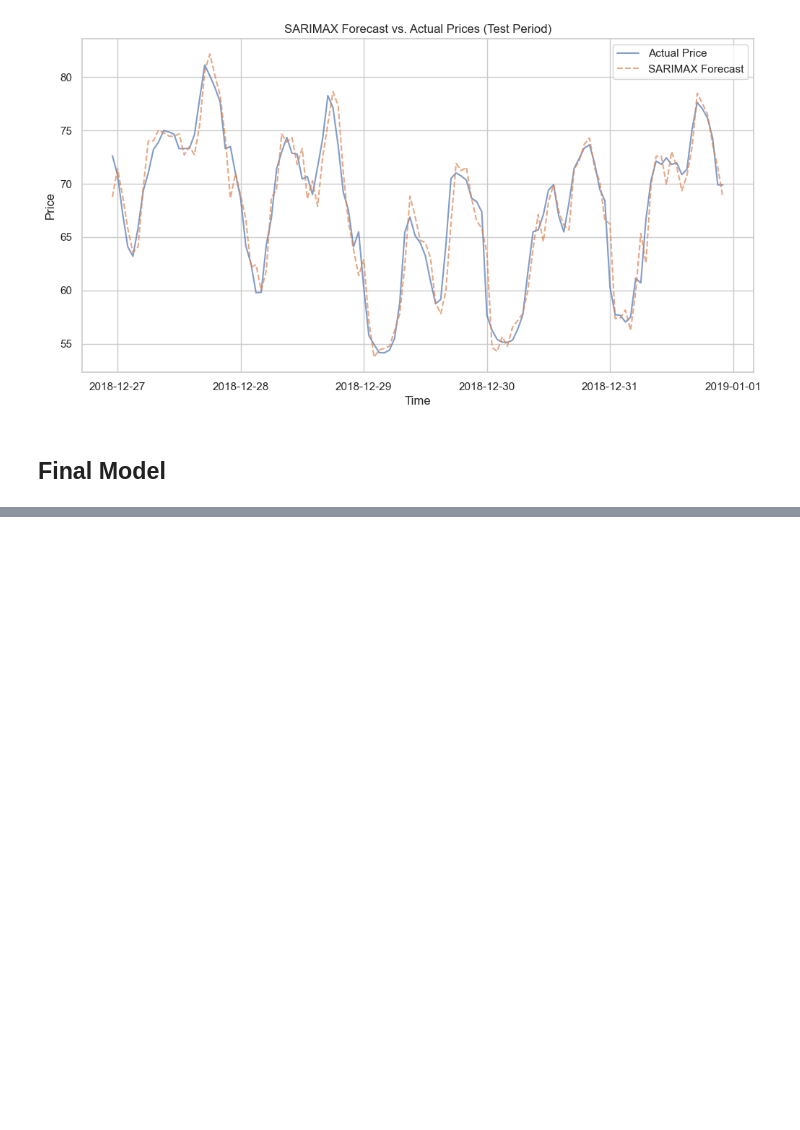
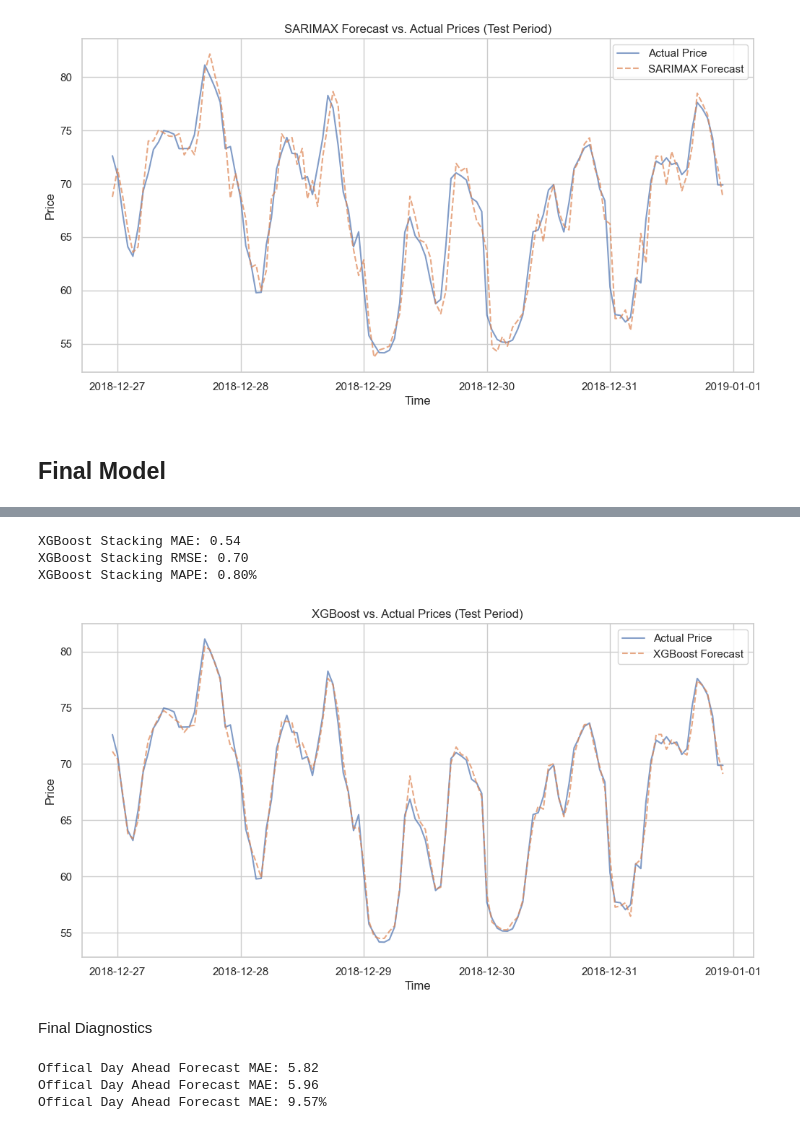
Before and after one commit to MattHendo/Time-Series-Energy-Markets, a Jupyter notebook: Time_Series_Energy_Markets.ipynb, the cells around one changed output, grey strips where cells are left out. Saved outputs shown, nothing was run; the diff lists cells and outputs as text; code cells hidden in the pictures; blank space fills up the shorter version.

Commit message:
finished modeling

```diff
--- a/Time_Series_Energy_Markets.ipynb
+++ b/Time_Series_Energy_Markets.ipynb
@@ -829,0 +873,79 @@ Ensemble
+# %%
+from xgboost import XGBRegressor
+from sklearn.metrics import mean_absolute_error, mean_squared_error
+import numpy as np
+import pandas as pd
+
+# ----------------------------
+# 1. Prepare Data (Last 120 Rows Where All Models Exist)
+# ----------------------------
+# Only use rows where all forecasts are available:
+stacking_data = data_target.dropna(subset=['sarimax_forecast', 'arima_forecast', 'naive_seasonal_forecast']).copy()
+
+# Select the last 120 rows:
+stacking_data = stacking_data.iloc[-120:]
+
+# Define X (features = model forecasts) and y (target = actual prices)
+X = stacking_data[['sarimax_forecast', 'arima_forecast', 'naive_seasonal_forecast']]
+y = stacking_data['price_actual']
+
+# ----------------------------
+# 2. Train XGBoost on All 120 (No Train/Test Split)
+# ----------------------------
+xgb_model = XGBRegressor(n_estimators=100, learning_rate=0.1, max_depth=3, random_state=42)
+xgb_model.fit(X, y)
+
+# Predict on the same 120 rows:
+predictions = xgb_model.predict(X)
+
+# ----------------------------
+# 3. Store Predictions Back in data_target
+# ----------------------------
+data_target.loc[stacking_data.index, 'xgboost_stacking_forecast'] = predictions
+
+# ----------------------------
+# 4. Evaluate Performance (Same Style as SARIMAX)
+# ----------------------------
+valid = data_target.dropna(subset=['xgboost_stacking_forecast'])
+
+mae = mean_absolute_error(valid['price_actual'], valid['xgboost_stacking_forecast'])
+rmse = np.sqrt(mean_squared_error(valid['price_actual'], valid['xgboost_stacking_forecast']))
+mape = np.mean(np.abs((valid['price_actual'] - valid['xgboost_stacking_forecast']) / valid['price_actual'])) * 100
+
+print(f"XGBoost Stacking MAE: {mae:.2f}")
+print(f"XGBoost Stacking RMSE: {rmse:.2f}")
+print(f"XGBoost Stacking MAPE: {mape:.2f}%")
+# %% [output]
+XGBoost Stacking MAE: 0.54
+XGBoost Stacking RMSE: 0.70
+XGBoost Stacking MAPE: 0.80%
+# %%
+import matplotlib.pyplot as plt
+
+plt.figure(figsize=(12, 6))
+plt.plot(valid.index, valid['price_actual'], label='Actual Price', alpha=0.7)
+plt.plot(valid.index, valid['xgboost_stacking_forecast'], label='XGBoost Forecast', linestyle='--', alpha=0.7)
+plt.title('XGBoost vs. Actual Prices (Test Period)')
+plt.xlabel('Time')
+plt.ylabel('Price')
+plt.legend()
+plt.show()
+# %% [output]
+[figure, added]
+# %% [markdown]
+Final Diagnostics
+# %%
+valid = data_target.dropna(subset=['ensemble_forecast'])
+
+# Compare SARIMAX forecast against the actual prices
+mae = mean_absolute_error(valid['price_actual'], valid['price_day_ahead'])
+rmse = np.sqrt(mean_squared_error(valid['price_actual'], valid['price_day_ahead']))
+mape = np.mean(np.abs((valid['price_actual'] - valid['price_day_ahead']) / valid['price_day_ahead'])) * 100
+
+print(f"Offical Day Ahead Forecast MAE: {mae:.2f}")
+print(f"Offical Day Ahead Forecast MAE: {rmse:.2f}")
+print(f"Offical Day Ahead Forecast MAE: {mape:.2f}%")
+# %% [output]
+Offical Day Ahead Forecast MAE: 5.82
+Offical Day Ahead Forecast MAE: 5.96
+Offical Day Ahead Forecast MAE: 9.57%
```
Also changed, not shown: parts of 3 cells of this notebook.
